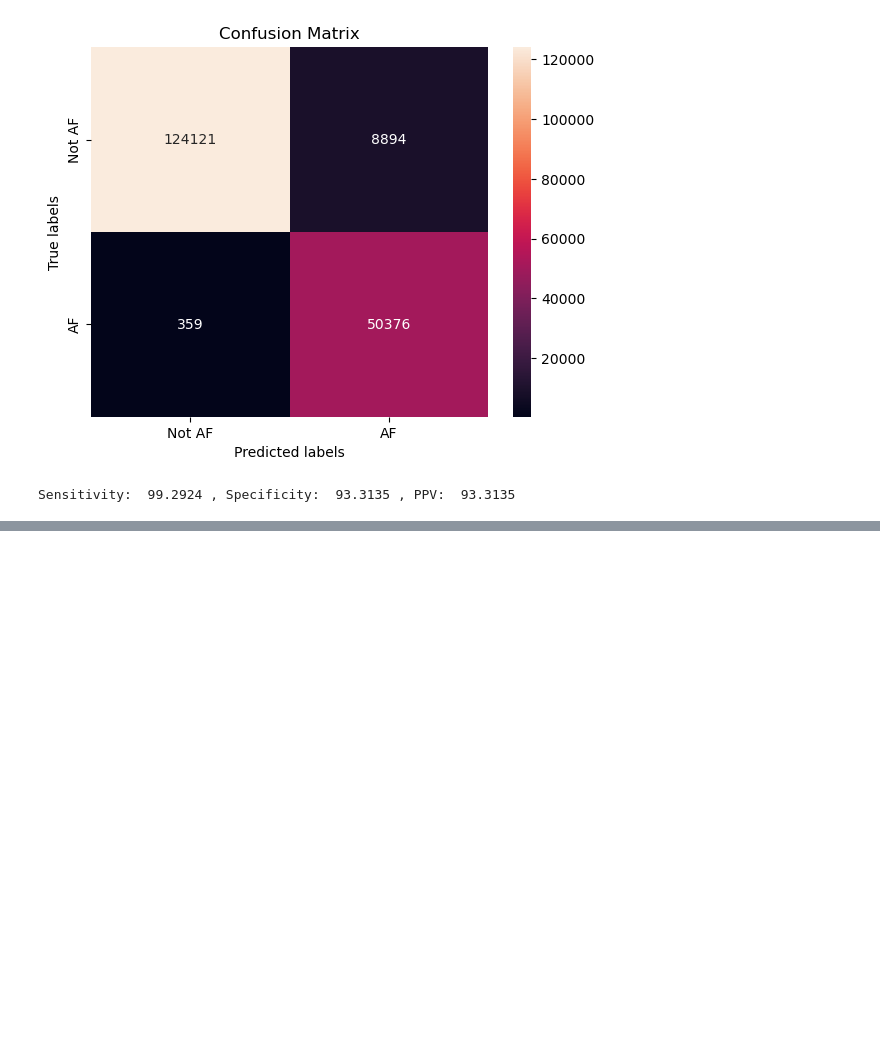
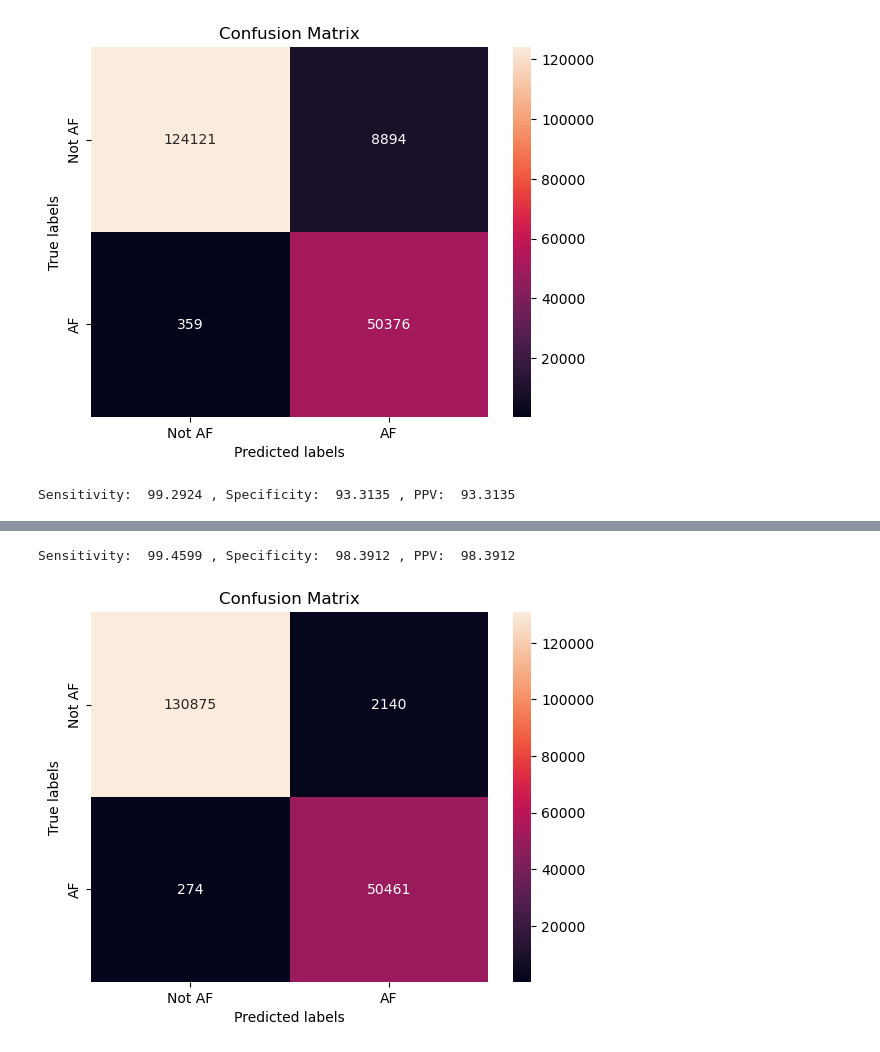
Before and after one commit to maeveymc1/testrepo, a Jupyter notebook: svm_model.ipynb, the cells around one changed output, grey strips where cells are left out. Saved outputs shown, nothing was run; the diff lists cells and outputs as text; code cells hidden in the pictures; blank space fills up the shorter version.

```diff
--- a/svm_model.ipynb
+++ b/svm_model.ipynb
@@ -92,0 +142,17 @@ Sensitivity:  99.2924 , Specificity:  93.3135 , PPV:  93.3135
+# %%
+TN, FP, FN, TP = metrics.confusion_matrix(y_test, y_pred_gbm).ravel()
+sensitivity = round((TP/(TP+FN))*100,4)
+specificity = round((TN/(FP+TN))*100,4)
+ppv = round((TP/(TP+FP))*100,4)
+print('Sensitivity: ', sensitivity, ', Specificity: ' ,specificity,', PPV: ' ,specificity)
+# %% [output]
+Sensitivity:  99.4599 , Specificity:  98.3912 , PPV:  98.3912
+# %%
+cm = metrics.confusion_matrix(y_test, y_pred_gbm)
+ax= plt.subplot()
+sns.heatmap(cm, annot=True, fmt='g', ax=ax);  #annot=True to annotate cells, ftm='g' to disable scientific notation
+ax.set_xlabel('Predicted labels');ax.set_ylabel('True labels');
+ax.set_title('Confusion Matrix');
+ax.xaxis.set_ticklabels(['Not AF', 'AF']); ax.yaxis.set_ticklabels(['Not AF', 'AF']);
+# %% [output]
+[figure, added]
```
Also changed, not shown: parts of 7 cells of this notebook.
